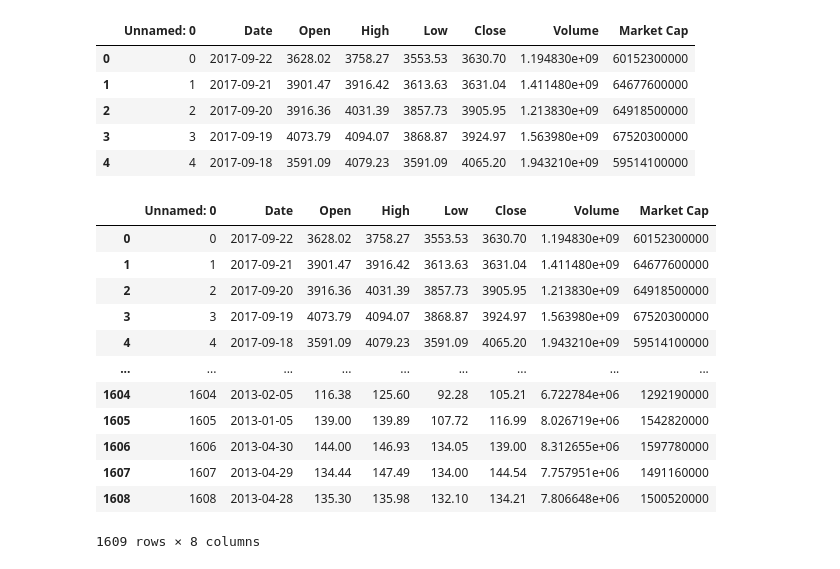
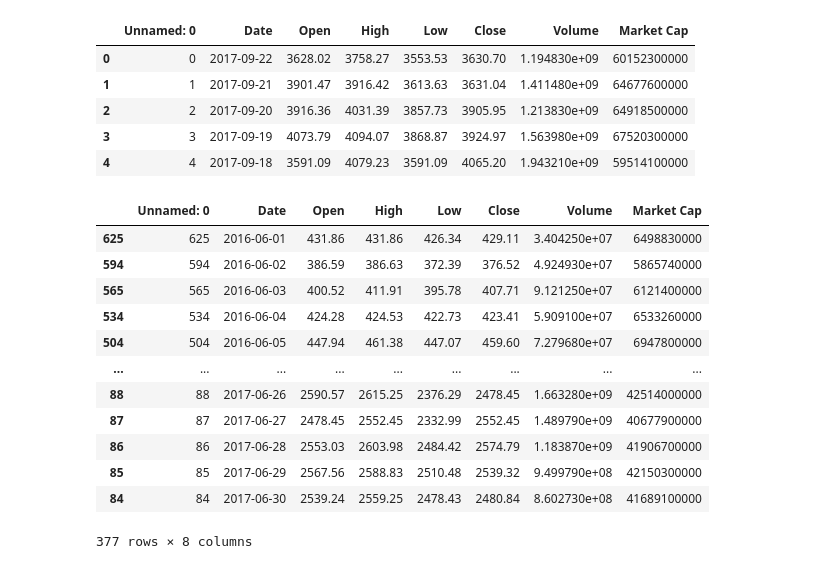
Before and after one commit to super-corini/programmers_kdt_II, a Jupyter notebook: 5. Day5 mission.ipynb, the cells around one changed output. Cells and saved outputs as stored; diff of their text form; code cells hidden in the pictures.

```diff
--- a/5. Day5 mission.ipynb
+++ b/5. Day5 mission.ipynb
@@ -100,8 +104,8 @@ import seaborn as sns
 
 %matplotlib inline
 
-bit_df = pd.read_csv("./BitCoin.csv")
-bit_df.head(5)
+btc_df = pd.read_csv("./BitCoin.csv")
+btc_df.head(5)
 # %% [output]
 |  | Unnamed: 0 | Date | Open | High | Low | Close | Volume | Market Cap |
 | 0 | 0 | 2017-09-22 | 3628.02 | 3758.27 | 3553.53 | 3630.70 | 1.194830e+09 | 60152300000 |
@@ -110,22 +114,29 @@ bit_df.head(5)
 | 3 | 3 | 2017-09-19 | 4073.79 | 4094.07 | 3868.87 | 3924.97 | 1.563980e+09 | 67520300000 |
 | 4 | 4 | 2017-09-18 | 3591.09 | 4079.23 | 3591.09 | 4065.20 | 1.943210e+09 | 59514100000 |
 # %%
-# 기간 자르기 2016.06 ~ 2017.06
+# row 생략 없이 출력 -> 10 대신 None
+pd.set_option('display.max_rows', 10)
 
-bit_df['Date'] = pd.to_datetime(bit_df['Date'], format='%Y-%m-%d', errors='raise')  # object -> datetime 자료형으로 변수변환
-bit_df
+# 기간 내(2016.06 ~ 2017.06)에 open col 가져오기
+btc_df['Date'] = pd.to_datetime(btc_df['Date'], format='%Y-%m-%d', errors='raise')  # object -> datetime 자료형으로 변수변환
+btc_year_df = btc_df[(btc_df['Date'] >= "2016-06-01") & (btc_df['Date'] <= '2017-06-30')] # 2016.06~2017.06
+
+# Date col의 값을 기준으로 날짜순 정렬 -> .sort_values(by=,ascending=)
+# 내림차순으로 정렬하고 싶다면 ascending 옵션을 False
+btc_year_df = btc_year_df.sort_values(by='Date' ,ascending=True)
+btc_year_df  # 기간 내(2016.06 ~ 2017.06)에 open col
 # %% [output]
 |  | Unnamed: 0 | Date | Open | High | Low | Close | Volume | Market Cap |
-| 0 | 0 | 2017-09-22 | 3628.02 | 3758.27 | 3553.53 | 3630.70 | 1.194830e+09 | 60152300000 |
-| 1 | 1 | 2017-09-21 | 3901.47 | 3916.42 | 3613.63 | 3631.04 | 1.411480e+09 | 64677600000 |
-| 2 | 2 | 2017-09-20 | 3916.36 | 4031.39 | 3857.73 | 3905.95 | 1.213830e+09 | 64918500000 |
-| 3 | 3 | 2017-09-19 | 4073.79 | 4094.07 | 3868.87 | 3924.97 | 1.563980e+09 | 67520300000 |
-| 4 | 4 | 2017-09-18 | 3591.09 | 4079.23 | 3591.09 | 4065.20 | 1.943210e+09 | 59514100000 |
+| 625 | 625 | 2016-06-01 | 431.86 | 431.86 | 426.34 | 429.11 | 3.404250e+07 | 6498830000 |
+| 594 | 594 | 2016-06-02 | 386.59 | 386.63 | 372.39 | 376.52 | 4.924930e+07 | 5865740000 |
+| 565 | 565 | 2016-06-03 | 400.52 | 411.91 | 395.78 | 407.71 | 9.121250e+07 | 6121400000 |
+| 534 | 534 | 2016-06-04 | 424.28 | 424.53 | 422.73 | 423.41 | 5.909100e+07 | 6533260000 |
+| 504 | 504 | 2016-06-05 | 447.94 | 461.38 | 447.07 | 459.60 | 7.279680e+07 | 6947800000 |
 | ... | ... | ... | ... | ... | ... | ... | ... | ... |
-| 1604 | 1604 | 2013-02-05 | 116.38 | 125.60 | 92.28 | 105.21 | 6.722784e+06 | 1292190000 |
-| 1605 | 1605 | 2013-01-05 | 139.00 | 139.89 | 107.72 | 116.99 | 8.026719e+06 | 1542820000 |
-| 1606 | 1606 | 2013-04-30 | 144.00 | 146.93 | 134.05 | 139.00 | 8.312655e+06 | 1597780000 |
-| 1607 | 1607 | 2013-04-29 | 134.44 | 147.49 | 134.00 | 144.54 | 7.757951e+06 | 1491160000 |
-| 1608 | 1608 | 2013-04-28 | 135.30 | 135.98 | 132.10 | 134.21 | 7.806648e+06 | 1500520000 |
+| 88 | 88 | 2017-06-26 | 2590.57 | 2615.25 | 2376.29 | 2478.45 | 1.663280e+09 | 42514000000 |
+| 87 | 87 | 2017-06-27 | 2478.45 | 2552.45 | 2332.99 | 2552.45 | 1.489790e+09 | 40677900000 |
+| 86 | 86 | 2017-06-28 | 2553.03 | 2603.98 | 2484.42 | 2574.79 | 1.183870e+09 | 41906700000 |
+| 85 | 85 | 2017-06-29 | 2567.56 | 2588.83 | 2510.48 | 2539.32 | 9.499790e+08 | 42150300000 |
+| 84 | 84 | 2017-06-30 | 2539.24 | 2559.25 | 2478.43 | 2480.84 | 8.602730e+08 | 41689100000 |
-1609 rows × 8 columns
+377 rows × 8 columns
 # %%
```
Also changed, not shown: parts of 11 cells of this notebook, 1 other file.
